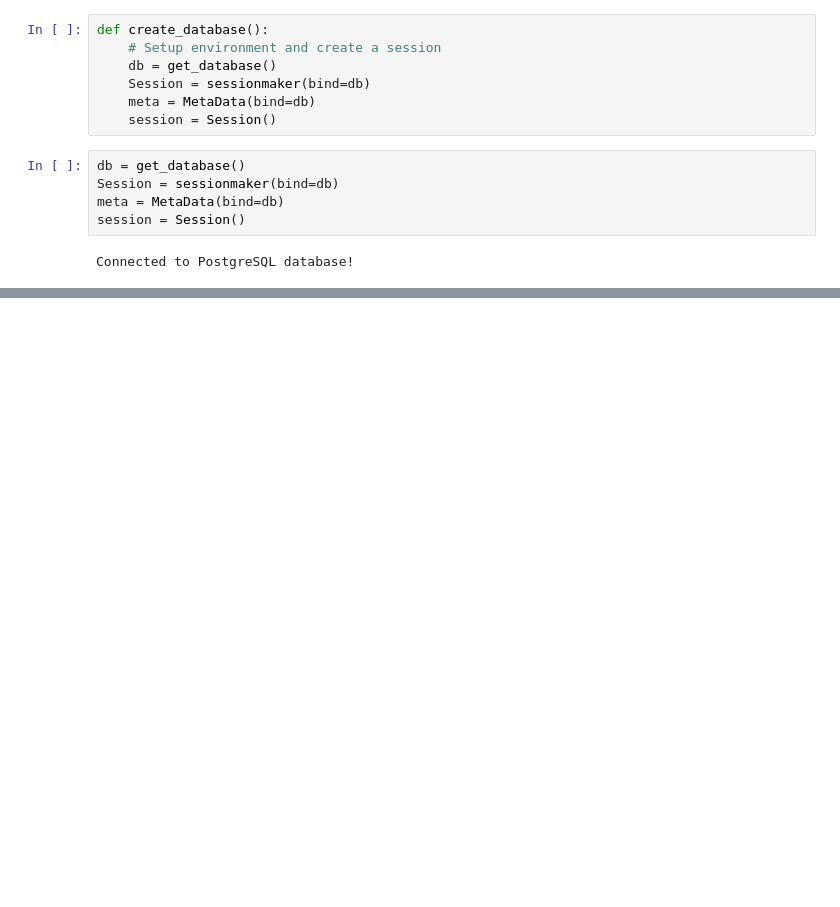
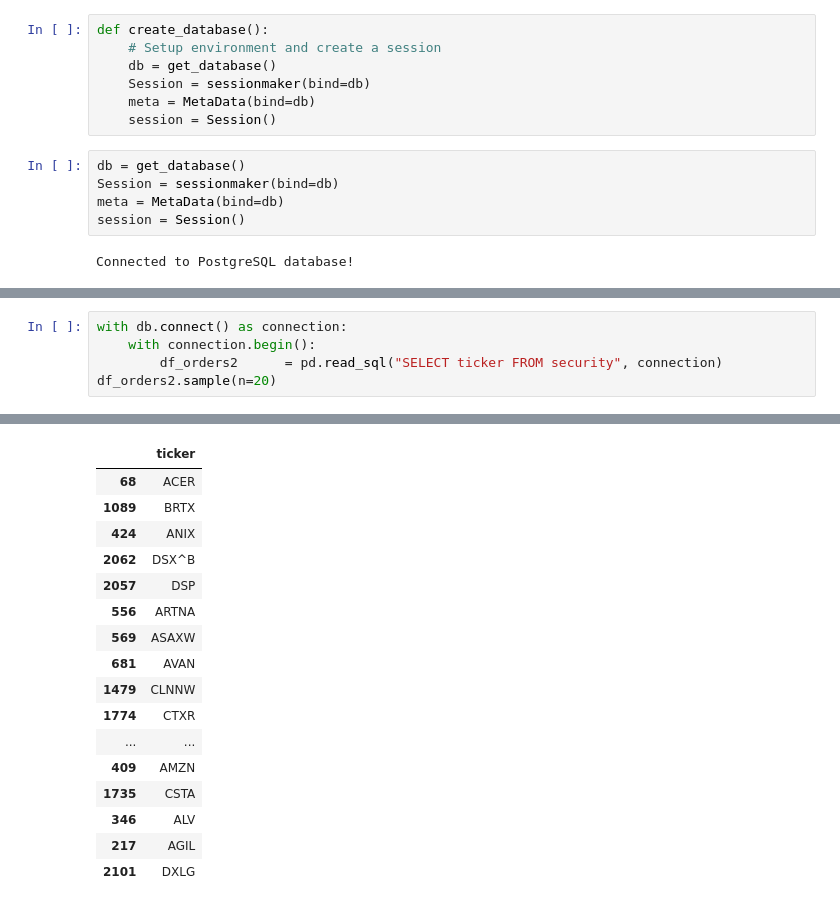
Before and after one commit to piotrbullet/stock_database, a Jupyter notebook: test.ipynb, the cells around one changed output, grey strips where cells are left out. Saved outputs shown, nothing was run; the diff lists cells and outputs as text; blank space fills up the shorter version.

```diff
--- a/test.ipynb
+++ b/test.ipynb
@@ -65,0 +163,6 @@ print(tickers_with_id)
+# %%
+with db.connect() as connection:
+    with connection.begin():
+        df_orders2      = pd.read_sql("SELECT ticker FROM security", connection)
+df_orders2.sample(n=20)
+# %% [output]
@@ -65,0 +175,17 @@ print(tickers_with_id)
+|  | ticker |
+| 68 | ACER |
+| 1089 | BRTX |
+| 424 | ANIX |
+| 2062 | DSX^B |
+| 2057 | DSP |
+| 556 | ARTNA |
+| 569 | ASAXW |
+| 681 | AVAN |
+| 1479 | CLNNW |
+| 1774 | CTXR |
+| ... | ... |
+| 409 | AMZN |
+| 1735 | CSTA |
+| 346 | ALV |
+| 217 | AGIL |
+| 2101 | DXLG |
```
Also changed, not shown: parts of 8 cells of this notebook, 3 other files.
